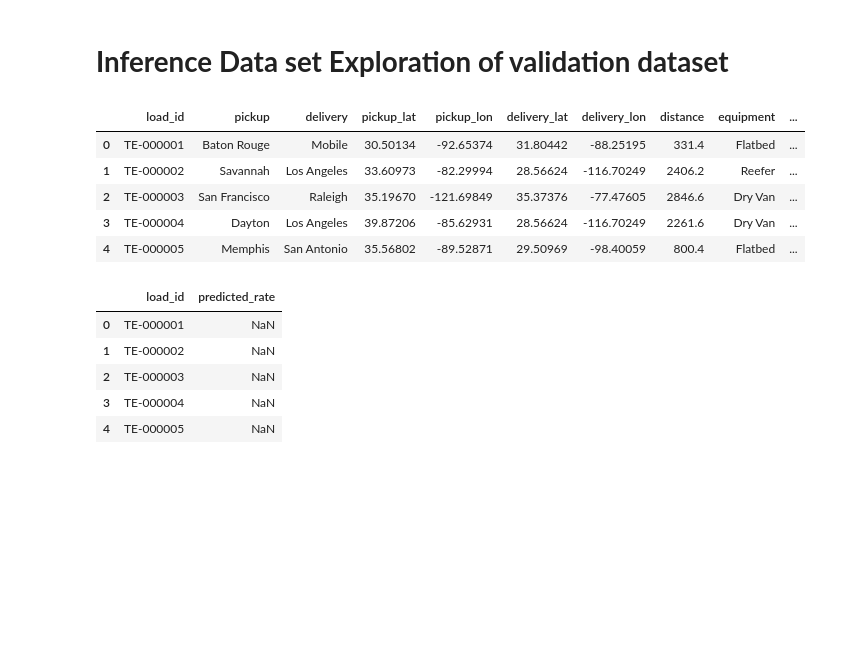
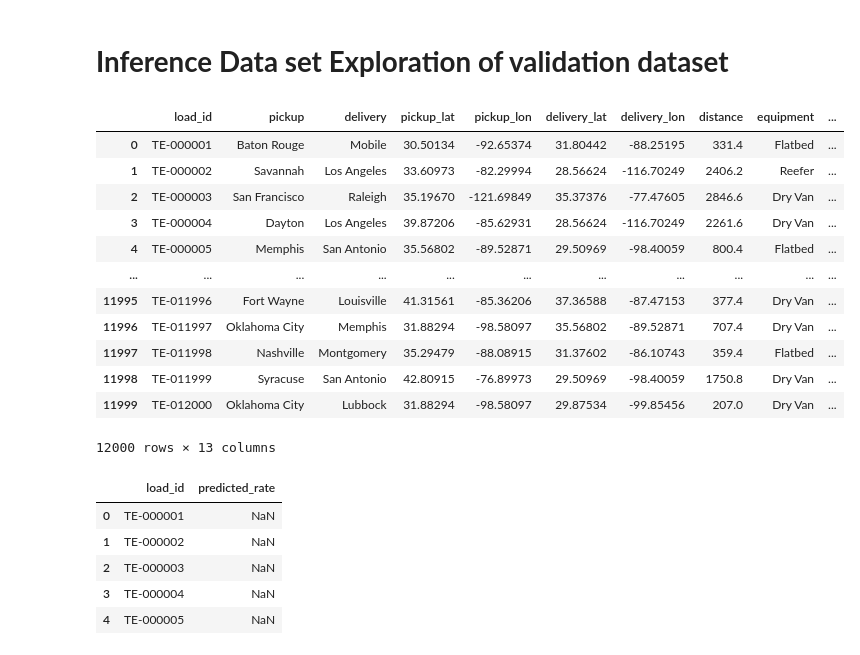
Before and after one commit to abkavi9924/Spotter_Assessment, a Jupyter notebook: Spotter_Assesment.ipynb, the cells around one changed output. Saved outputs shown, nothing was run; the diff lists cells and outputs as text; code cells hidden in the pictures; blank space fills up the shorter version.

```diff
--- a/Spotter_Assesment.ipynb
+++ b/Spotter_Assesment.ipynb
@@ -589,14 +539,21 @@ equipment_Flatbed  0.007429
 # %%
 validation = pd.read_csv('validation.csv')
 # %%
-validation.head()
+validation
 # %% [output]
 |  | load_id | pickup | delivery | pickup_lat | pickup_lon | delivery_lat | delivery_lon | distance | equipment | ... |
 | 0 | TE-000001 | Baton Rouge | Mobile | 30.50134 | -92.65374 | 31.80442 | -88.25195 | 331.4 | Flatbed | ... |
 | 1 | TE-000002 | Savannah | Los Angeles | 33.60973 | -82.29994 | 28.56624 | -116.70249 | 2406.2 | Reefer | ... |
 | 2 | TE-000003 | San Francisco | Raleigh | 35.19670 | -121.69849 | 35.37376 | -77.47605 | 2846.6 | Dry Van | ... |
 | 3 | TE-000004 | Dayton | Los Angeles | 39.87206 | -85.62931 | 28.56624 | -116.70249 | 2261.6 | Dry Van | ... |
 | 4 | TE-000005 | Memphis | San Antonio | 35.56802 | -89.52871 | 29.50969 | -98.40059 | 800.4 | Flatbed | ... |
+| ... | ... | ... | ... | ... | ... | ... | ... | ... | ... | ... |
+| 11995 | TE-011996 | Fort Wayne | Louisville | 41.31561 | -85.36206 | 37.36588 | -87.47153 | 377.4 | Dry Van | ... |
+| 11996 | TE-011997 | Oklahoma City | Memphis | 31.88294 | -98.58097 | 35.56802 | -89.52871 | 707.4 | Dry Van | ... |
+| 11997 | TE-011998 | Nashville | Montgomery | 35.29479 | -88.08915 | 31.37602 | -86.10743 | 359.4 | Flatbed | ... |
+| 11998 | TE-011999 | Syracuse | San Antonio | 42.80915 | -76.89973 | 29.50969 | -98.40059 | 1750.8 | Dry Van | ... |
+| 11999 | TE-012000 | Oklahoma City | Lubbock | 31.88294 | -98.58097 | 29.87534 | -99.85456 | 207.0 | Dry Van | ... |
+12000 rows × 13 columns
 # %%
 validation_tp = pd.read_csv('validation-predictions-template.csv')
 # %%
```
Also changed, not shown: parts of 55 cells of this notebook.
